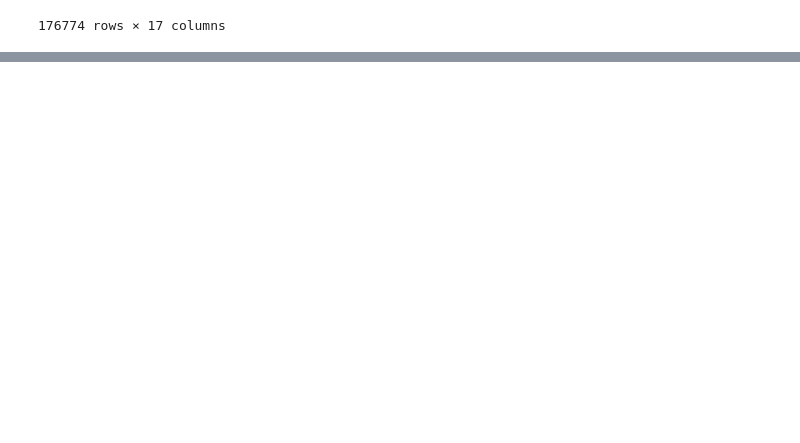
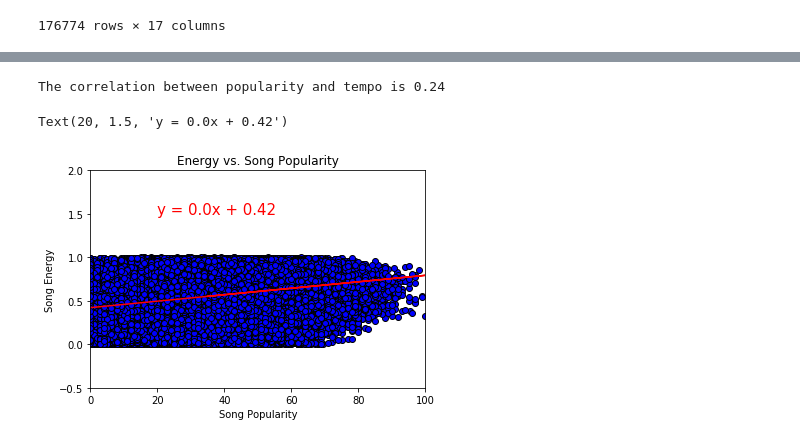
Before and after one commit to zsvorenova/Group_Three, a Jupyter notebook: 2000-A Cleaning.ipynb, the cells around one changed output, grey strips where cells are left out. Drawn from its saved outputs; the diff is of its cells as text; code cells hidden in the pictures; blank space fills up the shorter version.

Commit message:
updating file with scatterplots

```diff
--- a/2000-A Cleaning.ipynb
+++ b/2000-A Cleaning.ipynb
@@ -167,0 +199,31 @@ clean_data1
+# %%
+# Generate a scatter plot of popularity versus energy
+# Calculate the correlation coefficient and linear regression model
+
+#Create x-axis using popularity
+x_axis_scatter1=clean_data1["popularity"]
+#Create y-axis using songs' danceability
+y_axis_scatter1=clean_data1["energy"]
+# Set the upper and lower limits of our y axis
+plt.ylim(-0.5,2)
+# Set the upper and lower limits of our x axis
+plt.xlim(0,100)
+# Create a title, x label, and y label for our chart
+#plt.title("Correlation Between Weight & Tumor Volume")
+plt.xlabel("Song Popularity")
+plt.ylabel("Song Energy")
+plt.title("Energy vs. Song Popularity")
+plt.scatter(x_axis_scatter1, y_axis_scatter1, marker="o", facecolors="blue", edgecolors="black");
+correlation = st.pearsonr(x_axis_scatter1,y_axis_scatter1)
+print(f"The correlation between popularity and tempo is {round(correlation[0],2)}")
+#Creating a regression line
+(slope, intercept, rvalue, pvalue, stderr) = linregress(x_axis_scatter1, y_axis_scatter1)
+regress_values = x_axis_scatter1 * slope + intercept
+line_eq = "y = " + str(round(slope,2)) + "x + " + str(round(intercept,2))
+plt.plot(x_axis_scatter1,regress_values,"r-")
+plt.annotate(line_eq,(20,1.5),fontsize=15,color="red")
+#plt.savefig("Images/Scatterplot 1.png")
+# %% [output]
+The correlation between popularity and tempo is 0.24
+Text(20, 1.5, 'y = 0.0x + 0.42')
+[figure, added]
```
Also changed, not shown: parts of 2 cells of this notebook, 2 other files.
